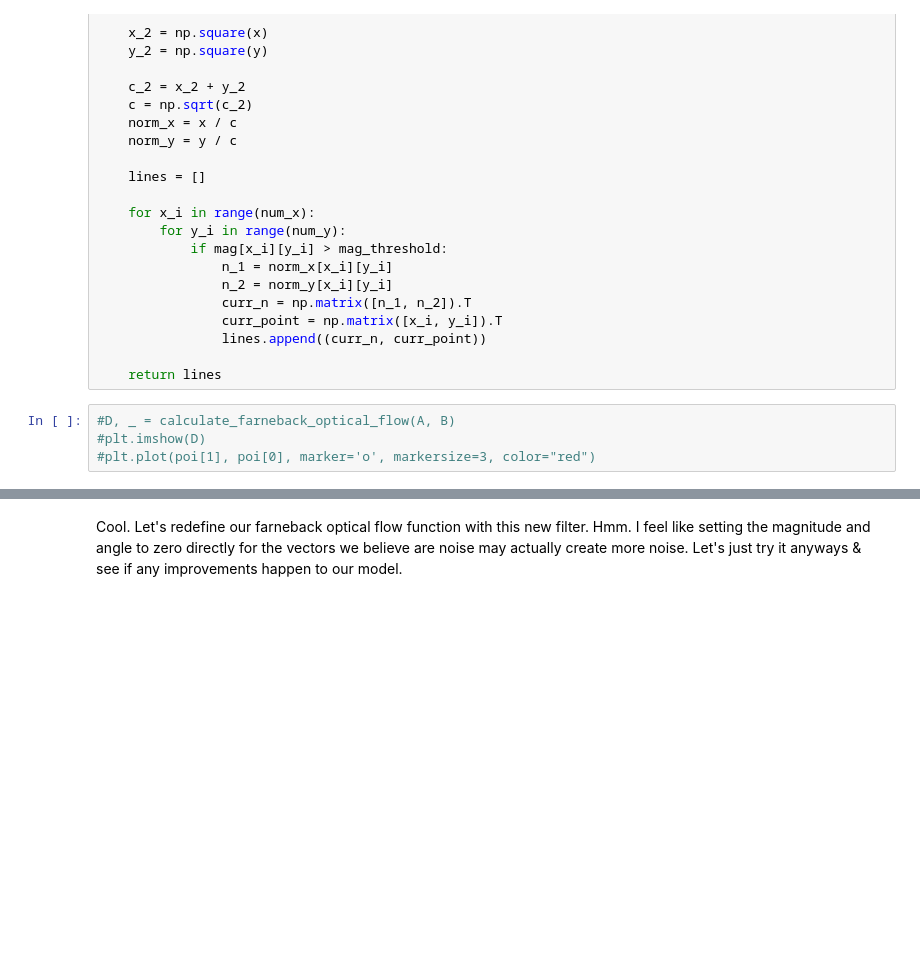
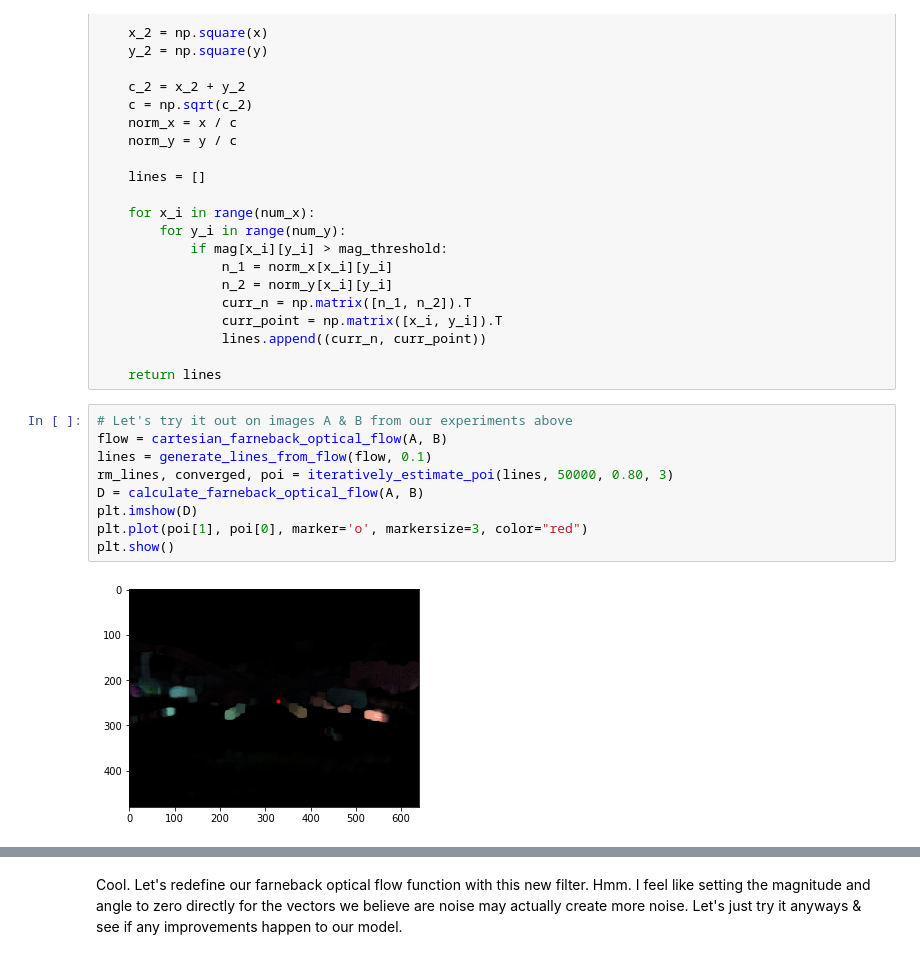
Before and after one commit to sharma0611/carspeednet, a Jupyter notebook: Predicting Car Speed.ipynb, the cells around one changed output, grey strips where cells are left out. Saved outputs shown, nothing was run; the diff lists cells and outputs as text; blank space fills up the shorter version.

```diff
--- a/Predicting Car Speed.ipynb
+++ b/Predicting Car Speed.ipynb
@@ -426,6 +820,13 @@ def generate_lines_from_flow(flow, mag_threshold):
 
     return lines
 # %%
-#D, _ = calculate_farneback_optical_flow(A, B)
-#plt.imshow(D)
-#plt.plot(poi[1], poi[0], marker='o', markersize=3, color="red")
+# Let's try it out on images A & B from our experiments above
+flow = cartesian_farneback_optical_flow(A, B)
+lines = generate_lines_from_flow(flow, 0.1)
+rm_lines, converged, poi = iteratively_estimate_poi(lines, 50000, 0.80, 3)
+D = calculate_farneback_optical_flow(A, B)
+plt.imshow(D)
+plt.plot(poi[1], poi[0], marker='o', markersize=3, color="red")
+plt.show()
+# %% [output]
+[figure, added]
```
Also changed, not shown: parts of 55 cells of this notebook.
